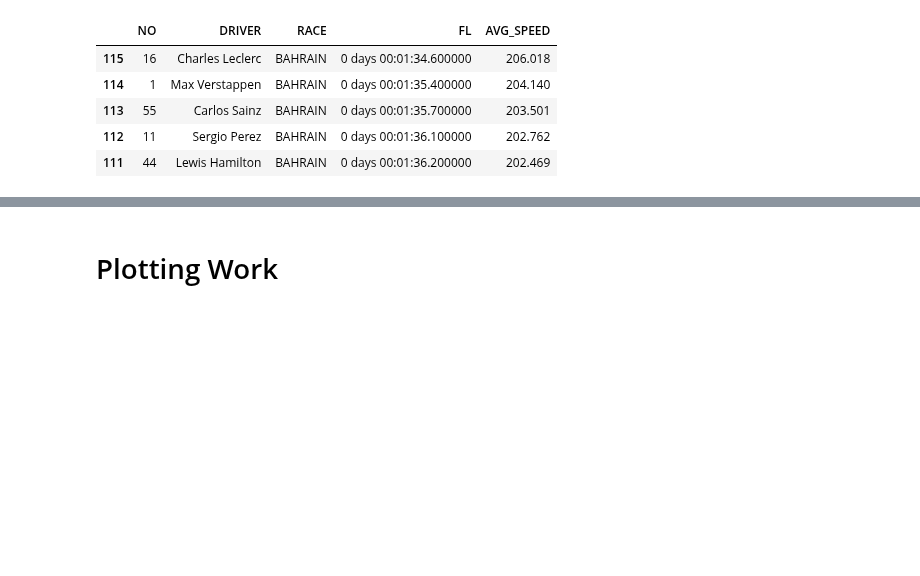
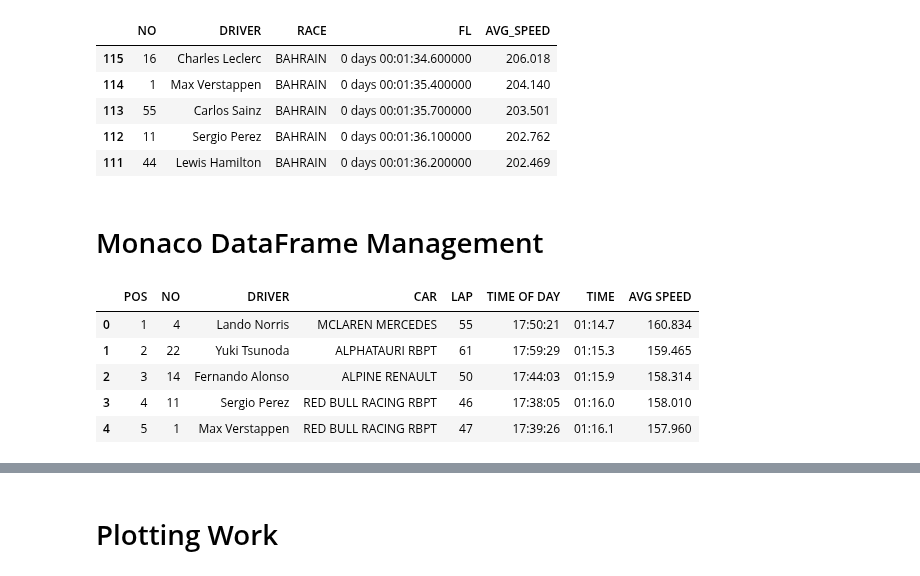
Before and after one commit to JB-26/f1-2022-analysis, a Jupyter notebook: fastest-laps.ipynb, the cells around one changed output, grey strips where cells are left out. Saved outputs shown, nothing was run; the diff lists cells and outputs as text; code cells hidden in the pictures; blank space fills up the shorter version.

Commit message:
Clean up and Monaco fastest lap

```diff
--- a/fastest-laps.ipynb
+++ b/fastest-laps.ipynb
@@ -496,3 +495,15 @@ fastest_lap.head()
 | 113 | 55 | Carlos Sainz | BAHRAIN | 0 days 00:01:35.700000 | 203.501 |
 | 112 | 11 | Sergio Perez | BAHRAIN | 0 days 00:01:36.100000 | 202.762 |
 | 111 | 44 | Lewis Hamilton | BAHRAIN | 0 days 00:01:36.200000 | 202.469 |
+# %% [markdown]
+# Monaco DataFrame Management
+# %%
+fl_monaco = pd.read_csv('data/fastest-lap/fl-monaco.csv')
+fl_monaco.head()
+# %% [output]
+|  | POS | NO | DRIVER | CAR | LAP | TIME OF DAY | TIME | AVG SPEED |
+| 0 | 1 | 4 | Lando Norris | MCLAREN MERCEDES | 55 | 17:50:21 | 01:14.7 | 160.834 |
+| 1 | 2 | 22 | Yuki Tsunoda | ALPHATAURI RBPT | 61 | 17:59:29 | 01:15.3 | 159.465 |
+| 2 | 3 | 14 | Fernando Alonso | ALPINE RENAULT | 50 | 17:44:03 | 01:15.9 | 158.314 |
+| 3 | 4 | 11 | Sergio Perez | RED BULL RACING RBPT | 46 | 17:38:05 | 01:16.0 | 158.010 |
+| 4 | 5 | 1 | Max Verstappen | RED BULL RACING RBPT | 47 | 17:39:26 | 01:16.1 | 157.960 |
```
Also changed, not shown: parts of 2 cells of this notebook, 3 other files.
